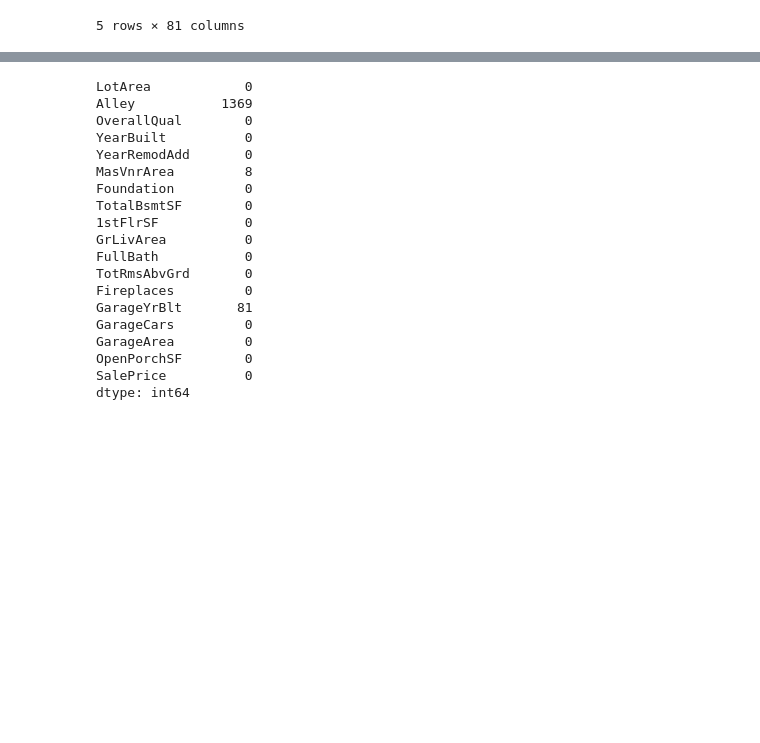
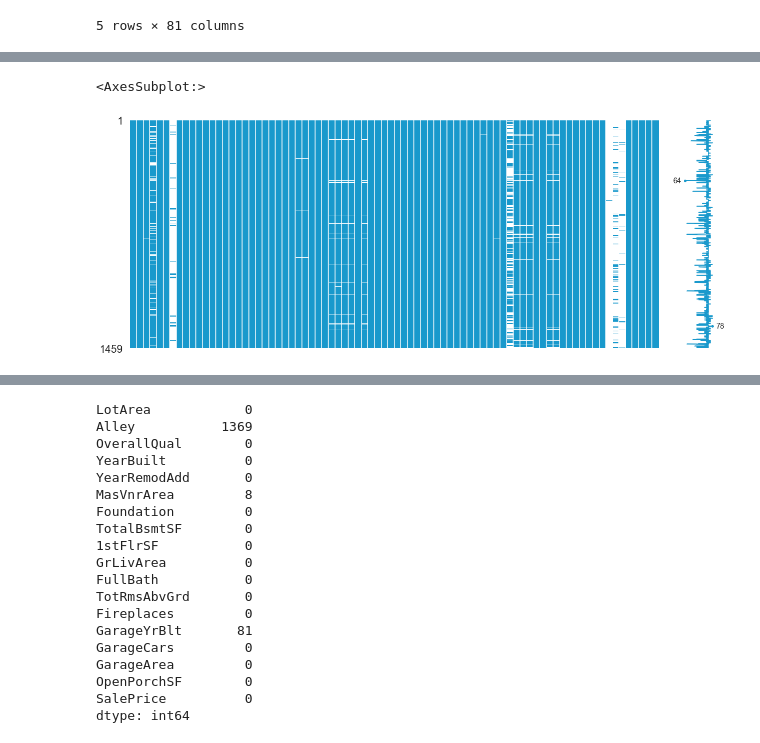
Before and after one commit to YuLim2/Kaggle, a Jupyter notebook: House_Price/house_price_regression.ipynb, the cells around one changed output, grey strips where cells are left out. Drawn from its saved outputs; the diff is of its cells as text; code cells hidden in the pictures; blank space fills up the shorter version.

```diff
--- a/House_Price/house_price_regression.ipynb
+++ b/House_Price/house_price_regression.ipynb
@@ -53,0 +72,5 @@ sns.heatmap(heatmap_d1.astype(float).corr(), linewidths=0.1, vmax=1.0,
+# %%
+msno.matrix(df=df_test.iloc[:, :], figsize=(20, 8), color=(0.1, 0.6, 0.8))
+# %% [output]
+<AxesSubplot:>
+[figure, added]
```
Also changed, not shown: parts of 45 cells of this notebook.
